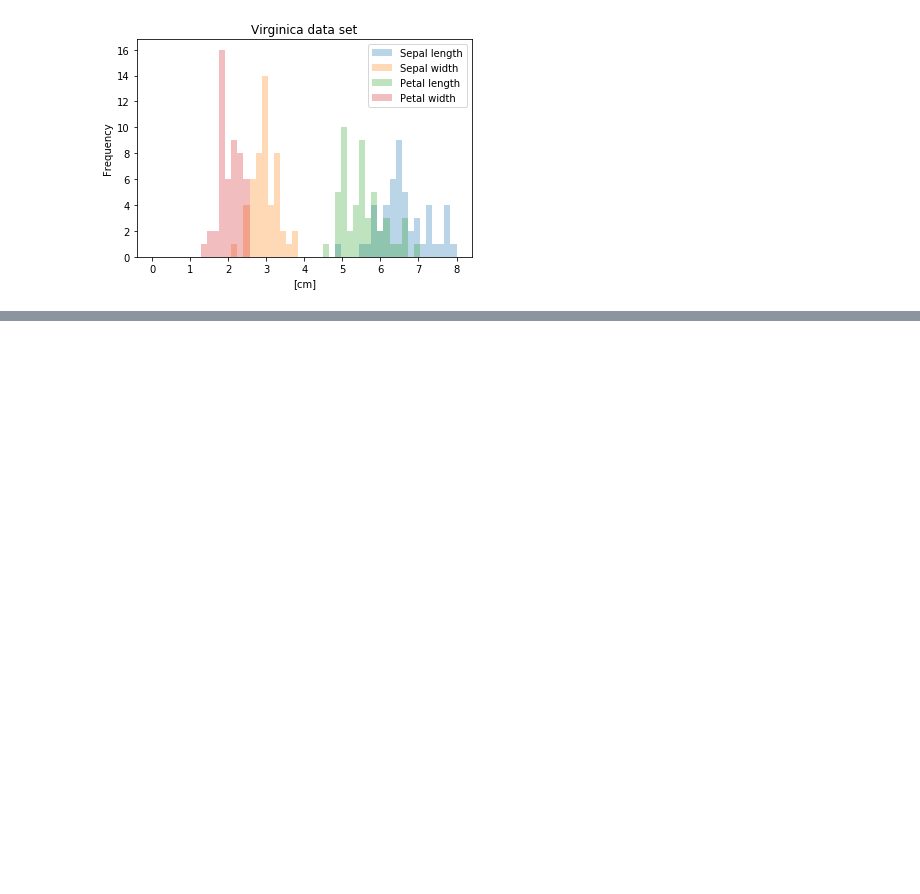
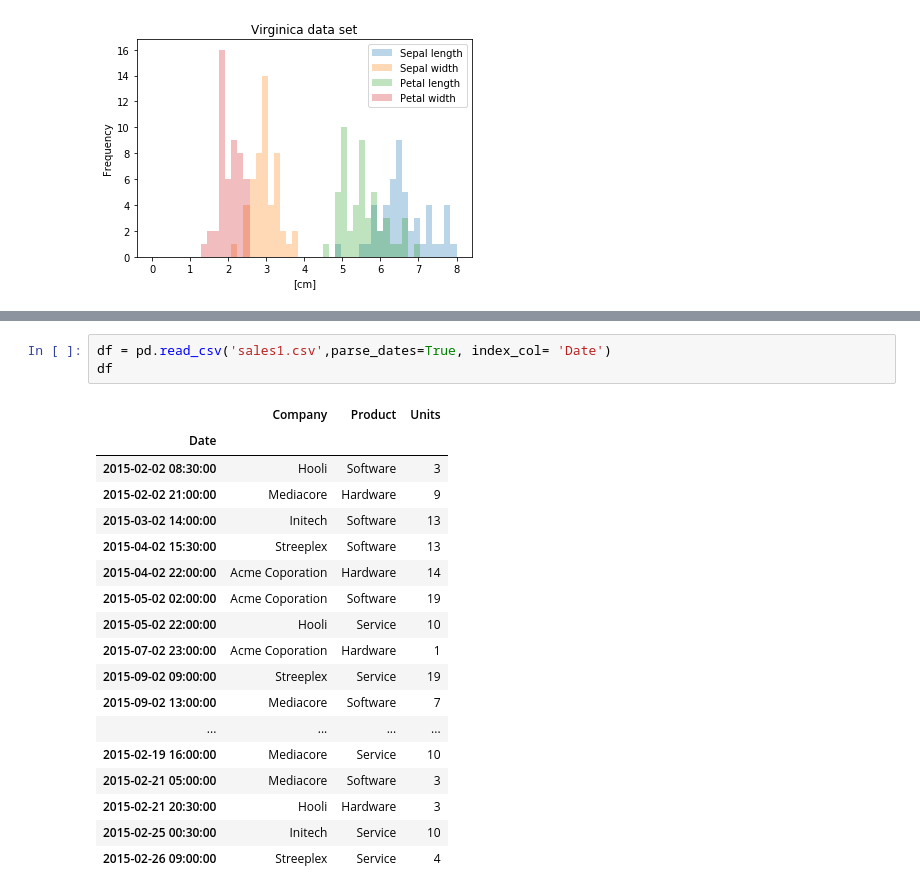
Before and after one commit to SANYAM1996/scatter-plotter, a Jupyter notebook: pandas_foundation.ipynb, the cells around one changed output, grey strips where cells are left out. Drawn from its saved outputs; the diff is of its cells as text; blank space fills up the shorter version.

```diff
--- a/pandas_foundation.ipynb
+++ b/pandas_foundation.ipynb
@@ -403,0 +443,22 @@ plt.show()
+# %%
+df = pd.read_csv('sales1.csv',parse_dates=True, index_col= 'Date')
+df
+# %% [output]
+|  | Company | Product | Units |
+| Date |  |  |  |
+| 2015-02-02 08:30:00 | Hooli | Software | 3 |
+| 2015-02-02 21:00:00 | Mediacore | Hardware | 9 |
+| 2015-03-02 14:00:00 | Initech | Software | 13 |
+| 2015-04-02 15:30:00 | Streeplex | Software | 13 |
+| 2015-04-02 22:00:00 | Acme Coporation | Hardware | 14 |
+| 2015-05-02 02:00:00 | Acme Coporation | Software | 19 |
+| 2015-05-02 22:00:00 | Hooli | Service | 10 |
+| 2015-07-02 23:00:00 | Acme Coporation | Hardware | 1 |
+| 2015-09-02 09:00:00 | Streeplex | Service | 19 |
+| 2015-09-02 13:00:00 | Mediacore | Software | 7 |
+| ... | ... | ... | ... |
+| 2015-02-19 16:00:00 | Mediacore | Service | 10 |
+| 2015-02-21 05:00:00 | Mediacore | Software | 3 |
+| 2015-02-21 20:30:00 | Hooli | Hardware | 3 |
+| 2015-02-25 00:30:00 | Initech | Service | 10 |
+| 2015-02-26 09:00:00 | Streeplex | Service | 4 |
```
Also changed, not shown: parts of 19 cells of this notebook.
